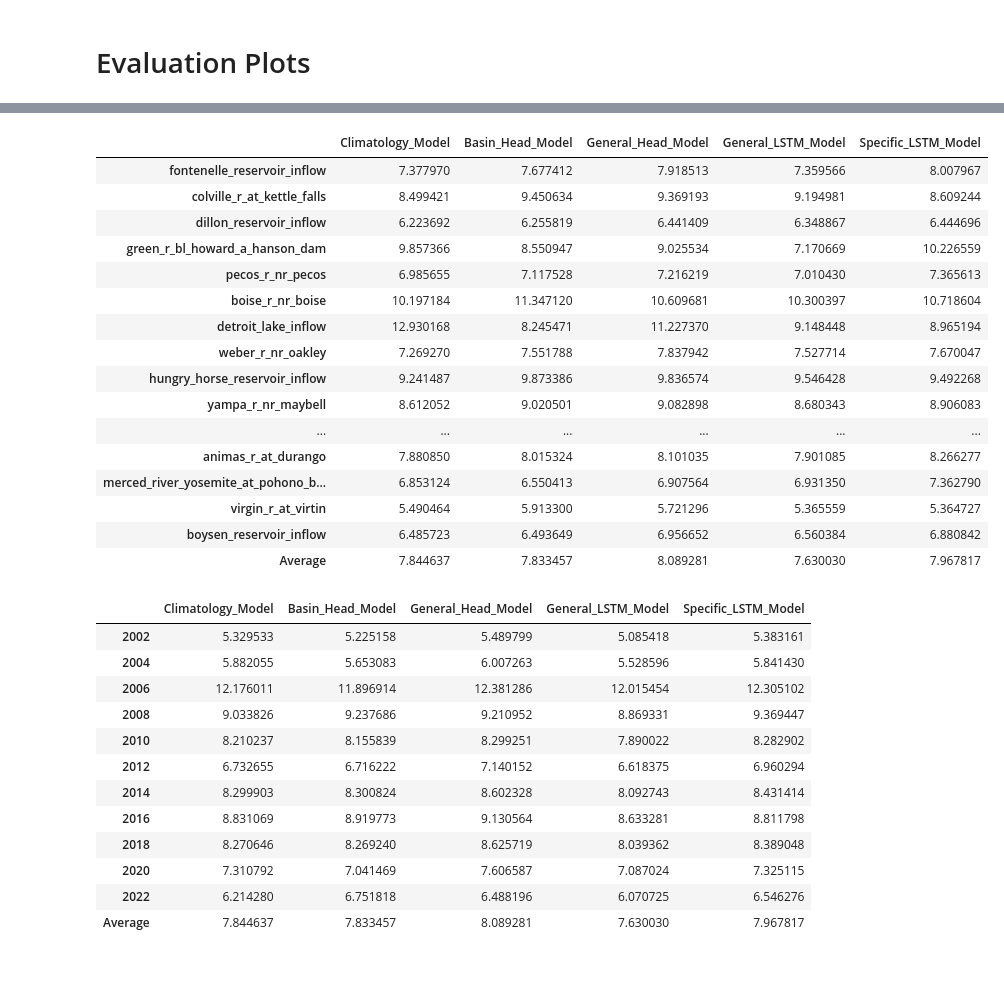
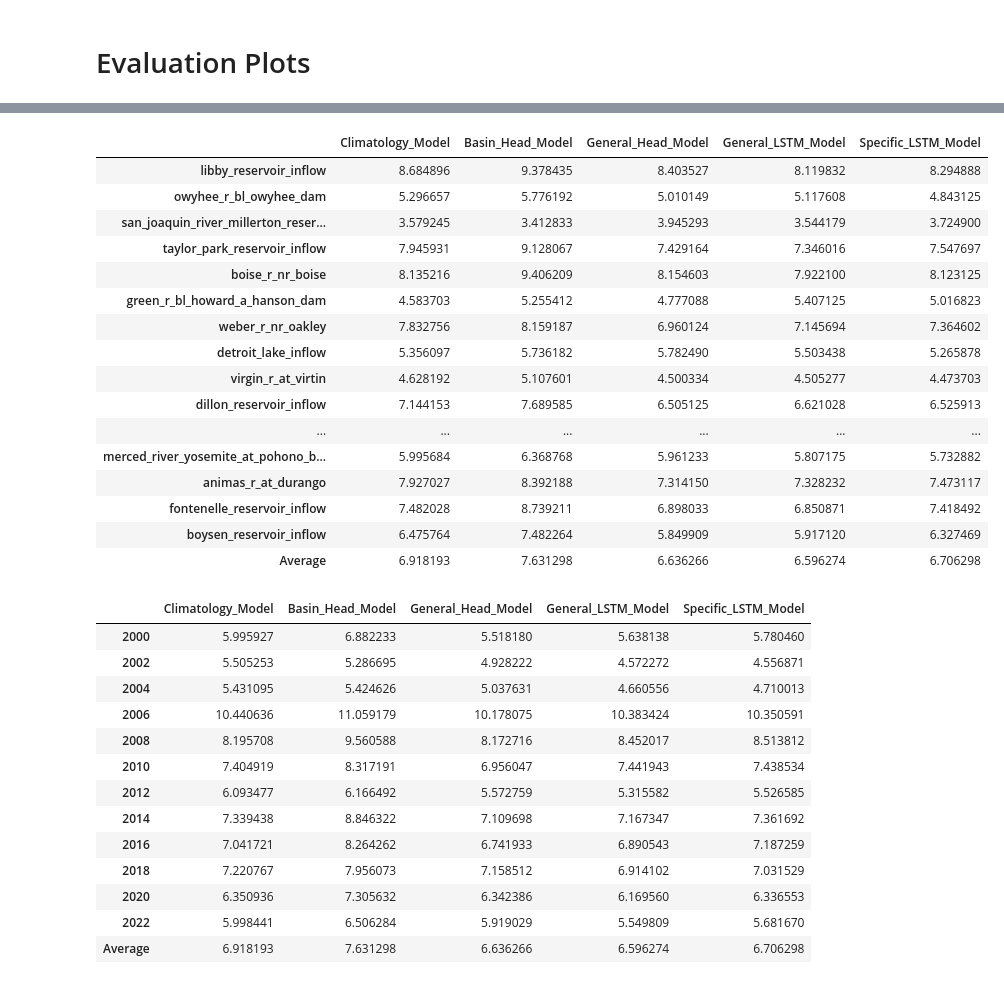
Before and after one commit to KarRups/Hydra_Code, a Jupyter notebook: Week_Ahead_Evaluation.ipynb, the cells around one changed output, grey strips where cells are left out. Cells and saved outputs as stored; diff of their text form; code cells hidden in the pictures.

```diff
--- a/Week_Ahead_Evaluation.ipynb
+++ b/Week_Ahead_Evaluation.ipynb
@@ -277,6 +219,4 @@ def Matrix_Of_Scores(Hydra_Body, Hydra_General_Head, General_LSTM_Model, Specifi
         print(f"{n} Years done")
     return Scores
 
-years = np.arange(2002,2024,2)
+years = np.arange(2000,2024,2)
-# %%
-Scores = Matrix_Of_Scores(Hydra_Body, Hydra_General_Head, General_LSTM_Model, Specific_Models, basins, years, quantiles = 3)
@@ -295,3 +314,5 @@ Scores = Matrix_Of_Scores(Hydra_Body, Hydra_General_Head, General_LSTM_Model, Sp
+# %%
+Scores = Matrix_Of_CV_Scores(basins, years)
 # %%
 # Average over years
 averaged_scores = {model: {basin: [] for basin in basins} for model in ["Climatology_Model", "Basin_Head_Model", "General_Head_Model", "General_LSTM_Model", "Specific_LSTM_Model"]}
@@ -317,7 +338,7 @@ for model in averaged_scores:
         averaged_scores[model][basin] = np.mean(averaged_scores[model][basin])
 
 # Create a DataFrame from the averaged scores
-df = pd.DataFrame(averaged_scores)
+basins_df = pd.DataFrame(averaged_scores)
 
-average_row = df.mean(axis=0)
-df.loc['Average'] = average_row
+average_row = basins_df.mean(axis=0)
+basins_df.loc['Average'] = average_row
@@ -324,31 +358,31 @@ df.loc['Average'] = average_row
 # %%
 def highlight_min(s):
     is_min = s == s.min()
     return ['font-weight: bold' if v else '' for v in is_min]
 
 # Apply the highlight_min function to each row
-styled_df = df.style.apply(highlight_min, axis=1)
+styled_df = basins_df.style.apply(highlight_min, axis=1)
 
 # Display the DataFrame with styles
 styled_df
 # %% [output]
 |  | Climatology_Model | Basin_Head_Model | General_Head_Model | General_LSTM_Model | Specific_LSTM_Model |
-| fontenelle_reservoir_inflow | 7.377970 | 7.677412 | 7.918513 | 7.359566 | 8.007967 |
-| colville_r_at_kettle_falls | 8.499421 | 9.450634 | 9.369193 | 9.194981 | 8.609244 |
-| dillon_reservoir_inflow | 6.223692 | 6.255819 | 6.441409 | 6.348867 | 6.444696 |
-| green_r_bl_howard_a_hanson_dam | 9.857366 | 8.550947 | 9.025534 | 7.170669 | 10.226559 |
-| pecos_r_nr_pecos | 6.985655 | 7.117528 | 7.216219 | 7.010430 | 7.365613 |
-| boise_r_nr_boise | 10.197184 | 11.347120 | 10.609681 | 10.300397 | 10.718604 |
-| detroit_lake_inflow | 12.930168 | 8.245471 | 11.227370 | 9.148448 | 8.965194 |
-| weber_r_nr_oakley | 7.269270 | 7.551788 | 7.837942 | 7.527714 | 7.670047 |
-| hungry_horse_reservoir_inflow | 9.241487 | 9.873386 | 9.836574 | 9.546428 | 9.492268 |
-| yampa_r_nr_maybell | 8.612052 | 9.020501 | 9.082898 | 8.680343 | 8.906083 |
+| libby_reservoir_inflow | 8.684896 | 9.378435 | 8.403527 | 8.119832 | 8.294888 |
+| owyhee_r_bl_owyhee_dam | 5.296657 | 5.776192 | 5.010149 | 5.117608 | 4.843125 |
+| san_joaquin_river_millerton_reser... | 3.579245 | 3.412833 | 3.945293 | 3.544179 | 3.724900 |
+| taylor_park_reservoir_inflow | 7.945931 | 9.128067 | 7.429164 | 7.346016 | 7.547697 |
+| boise_r_nr_boise | 8.135216 | 9.406209 | 8.154603 | 7.922100 | 8.123125 |
+| green_r_bl_howard_a_hanson_dam | 4.583703 | 5.255412 | 4.777088 | 5.407125 | 5.016823 |
+| weber_r_nr_oakley | 7.832756 | 8.159187 | 6.960124 | 7.145694 | 7.364602 |
+| detroit_lake_inflow | 5.356097 | 5.736182 | 5.782490 | 5.503438 | 5.265878 |
+| virgin_r_at_virtin | 4.628192 | 5.107601 | 4.500334 | 4.505277 | 4.473703 |
+| dillon_reservoir_inflow | 7.144153 | 7.689585 | 6.505125 | 6.621028 | 6.525913 |
 | ... | ... | ... | ... | ... | ... |
-| animas_r_at_durango | 7.880850 | 8.015324 | 8.101035 | 7.901085 | 8.266277 |
-| merced_river_yosemite_at_pohono_b... | 6.853124 | 6.550413 | 6.907564 | 6.931350 | 7.362790 |
-| virgin_r_at_virtin | 5.490464 | 5.913300 | 5.721296 | 5.365559 | 5.364727 |
-| boysen_reservoir_inflow | 6.485723 | 6.493649 | 6.956652 | 6.560384 | 6.880842 |
-| Average | 7.844637 | 7.833457 | 8.089281 | 7.630030 | 7.967817 |
+| merced_river_yosemite_at_pohono_b... | 5.995684 | 6.368768 | 5.961233 | 5.807175 | 5.732882 |
+| animas_r_at_durango | 7.927027 | 8.392188 | 7.314150 | 7.328232 | 7.473117 |
+| fontenelle_reservoir_inflow | 7.482028 | 8.739211 | 6.898033 | 6.850871 | 7.418492 |
+| boysen_reservoir_inflow | 6.475764 | 7.482264 | 5.849909 | 5.917120 | 6.327469 |
+| Average | 6.918193 | 7.631298 | 6.636266 | 6.596274 | 6.706298 |
 # %%
 # Average over basins
 averaged_scores = {year: {model: [] for model in ["Climatology_Model", "Basin_Head_Model", "General_Head_Model", "General_LSTM_Model", "Specific_LSTM_Model"]} for year in years}
@@ -374,32 +408,33 @@ for year in averaged_scores:
         averaged_scores[int(year)][model] = np.mean(averaged_scores[year][model])
 
 # Create a DataFrame from the averaged scores
-df = pd.DataFrame(averaged_scores)
+years_df = pd.DataFrame(averaged_scores)
 
-df = df.T
+years_df = years_df.T
 # Add a row for the average over all years
-df.loc['Average'] = df.mean(axis=0)
+years_df.loc['Average'] = years_df.mean(axis=0)
 
 def highlight_min(s):
     is_min = s == s.min()
     return ['font-weight: bold' if v else '' for v in is_min]
 
 # Apply the highlight_min function to each row
-styled_df = df.style.apply(highlight_min, axis=1)
+years_styled_df = years_df.style.apply(highlight_min, axis=1)
 
 # Display the DataFrame with styles
-styled_df
+years_styled_df
 # %% [output]
 |  | Climatology_Model | Basin_Head_Model | General_Head_Model | General_LSTM_Model | Specific_LSTM_Model |
-| 2002 | 5.329533 | 5.225158 | 5.489799 | 5.085418 | 5.383161 |
-| 2004 | 5.882055 | 5.653083 | 6.007263 | 5.528596 | 5.841430 |
-| 2006 | 12.176011 | 11.896914 | 12.381286 | 12.015454 | 12.305102 |
-| 2008 | 9.033826 | 9.237686 | 9.210952 | 8.869331 | 9.369447 |
-| 2010 | 8.210237 | 8.155839 | 8.299251 | 7.890022 | 8.282902 |
-| 2012 | 6.732655 | 6.716222 | 7.140152 | 6.618375 | 6.960294 |
-| 2014 | 8.299903 | 8.300824 | 8.602328 | 8.092743 | 8.431414 |
-| 2016 | 8.831069 | 8.919773 | 9.130564 | 8.633281 | 8.811798 |
-| 2018 | 8.270646 | 8.269240 | 8.625719 | 8.039362 | 8.389048 |
-| 2020 | 7.310792 | 7.041469 | 7.606587 | 7.087024 | 7.325115 |
-| 2022 | 6.214280 | 6.751818 | 6.488196 | 6.070725 | 6.546276 |
-| Average | 7.844637 | 7.833457 | 8.089281 | 7.630030 | 7.967817 |
+| 2000 | 5.995927 | 6.882233 | 5.518180 | 5.638138 | 5.780460 |
+| 2002 | 5.505253 | 5.286695 | 4.928222 | 4.572272 | 4.556871 |
+| 2004 | 5.431095 | 5.424626 | 5.037631 | 4.660556 | 4.710013 |
+| 2006 | 10.440636 | 11.059179 | 10.178075 | 10.383424 | 10.350591 |
+| 2008 | 8.195708 | 9.560588 | 8.172716 | 8.452017 | 8.513812 |
+| 2010 | 7.404919 | 8.317191 | 6.956047 | 7.441943 | 7.438534 |
+| 2012 | 6.093477 | 6.166492 | 5.572759 | 5.315582 | 5.526585 |
+| 2014 | 7.339438 | 8.846322 | 7.109698 | 7.167347 | 7.361692 |
+| 2016 | 7.041721 | 8.264262 | 6.741933 | 6.890543 | 7.187259 |
+| 2018 | 7.220767 | 7.956073 | 7.158512 | 6.914102 | 7.031529 |
+| 2020 | 6.350936 | 7.305632 | 6.342386 | 6.169560 | 6.336553 |
+| 2022 | 5.998441 | 6.506284 | 5.919029 | 5.549809 | 5.681670 |
+| Average | 6.918193 | 7.631298 | 6.636266 | 6.596274 | 6.706298 |
```
Also changed, not shown: parts of 23 cells of this notebook, 9 other files.
